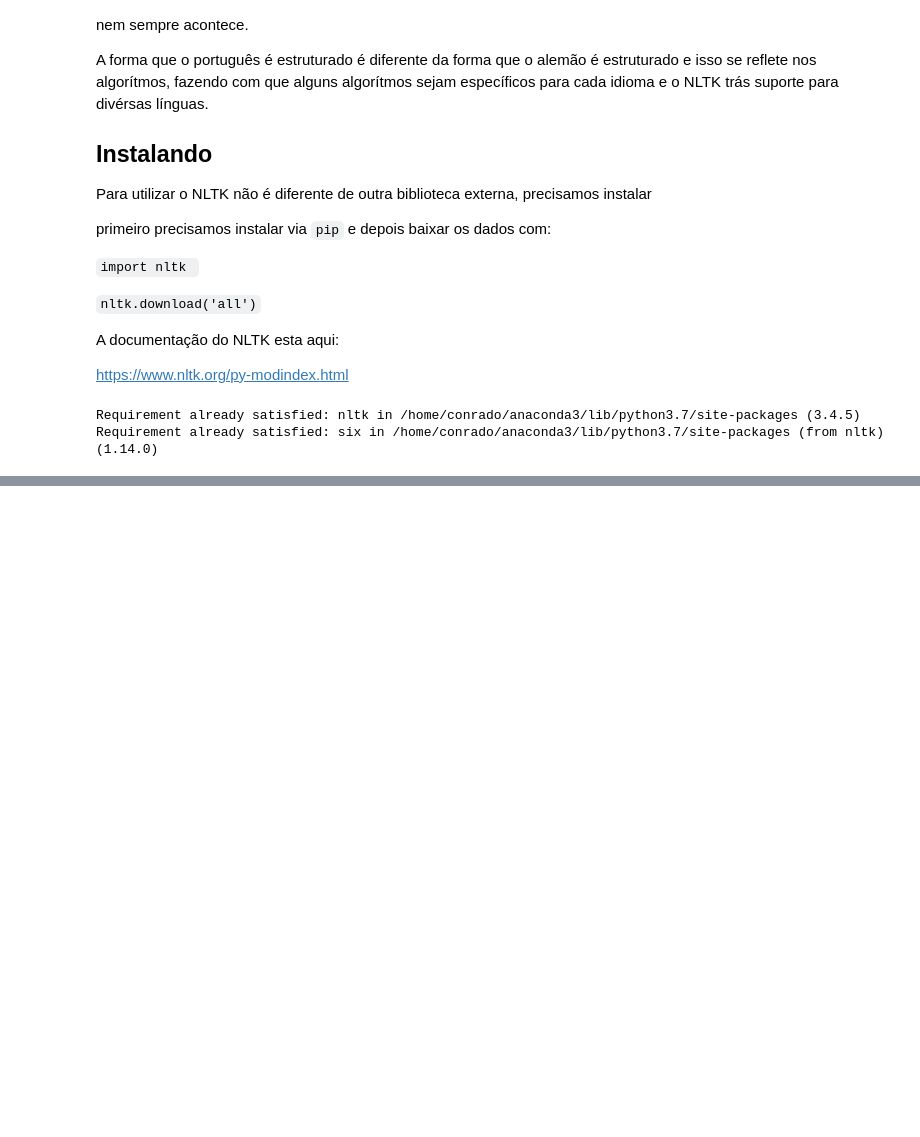
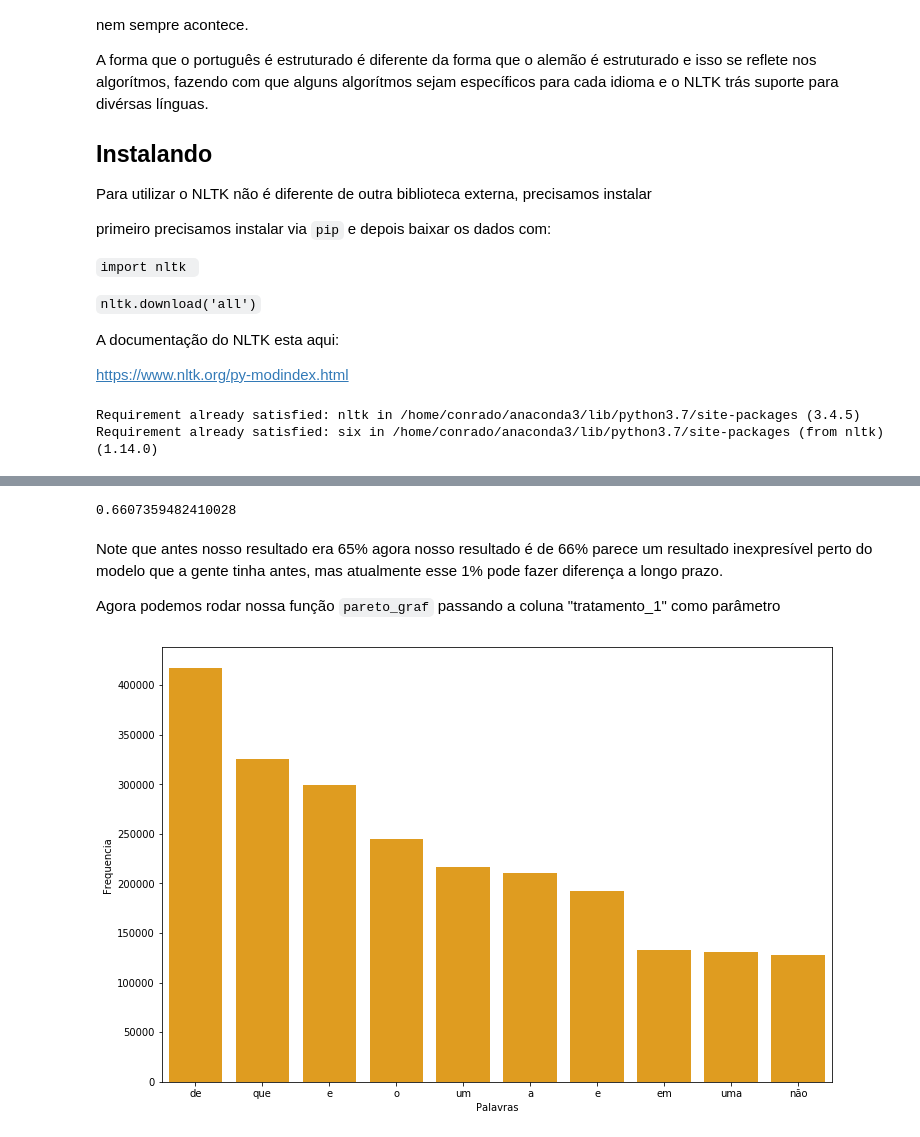
Before and after one commit to ConradBitt/pln, a Jupyter notebook: PLN.ipynb, the cells around one changed output, grey strips where cells are left out. Cells and saved outputs as stored; diff of their text form; code cells hidden in the pictures; blank space fills up the shorter version.

```diff
--- a/PLN.ipynb
+++ b/PLN.ipynb
@@ -518,0 +708,14 @@ O objetivo agora é analisar quais as palavras que aparecem com maior frequênci
+# %%
+stopwrods_pt_br = nltk.corpus.stopwords.words('portuguese')
+
+frase_processada = list()
+
+for opiniao in resenha.text_pt:
+    nova_frase = list()
+    palavras_texto = token_espaco.tokenize(opiniao) #separar palavras de cada opiniao
+    for palavra in palavras_texto:
+        if palavra not in stopwrods_pt_br:
+            nova_frase.append(palavra)  # neste ponto teremos uma nova frase sem as stopwords
+    frase_processada.append(' '.join(nova_frase))
+
+resenha['tratamento_1'] = frase_processada
@@ -518,0 +731,12 @@ O objetivo agora é analisar quais as palavras que aparecem com maior frequênci
+# %%
+classificar_texto(resenha, 'tratamento_1', 'classificacao')
+# %% [output]
+0.6607359482410028
+# %% [markdown]
+Note que antes nosso resultado era 65% agora nosso resultado é de 66% parece um resultado inexpresível perto do modelo que a gente tinha antes, mas atualmente esse 1% pode fazer diferença a longo prazo.
+
+Agora podemos rodar nossa função `pareto_graf` passando a coluna "tratamento_1" como parâmetro
+# %%
+pareto_graf(resenha, 'tratamento_1', 10)
+# %% [output]
+[figure, added]
```
Also changed, not shown: parts of 36 cells of this notebook.
